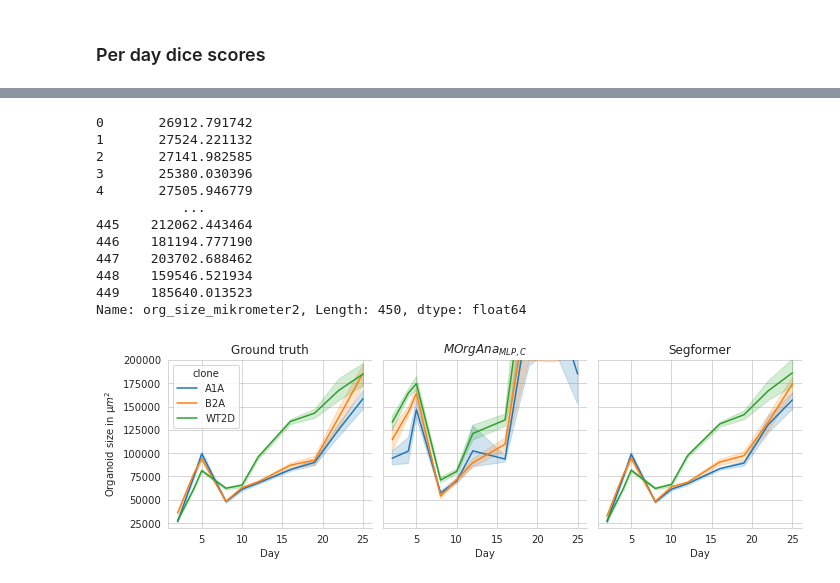
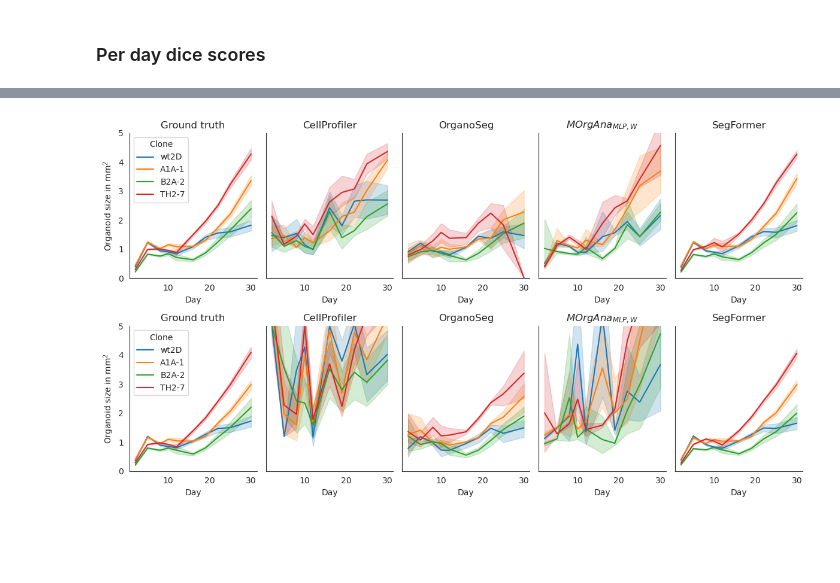
Before and after one commit to deiluca/robust_monitoring_organoid_growth, a Jupyter notebook: data_analysis.ipynb, the cells around one changed output, grey strips where cells are left out. Cells and saved outputs as stored; diff of their text form; code cells hidden in the pictures; blank space fills up the shorter version.

```diff
--- a/data_analysis.ipynb
+++ b/data_analysis.ipynb
@@ -96,3 +67,19 @@ df = df.sort_values(['day', 'clone']).reset_index(drop=True)
 # %%
+def get_fileending(lab):
+    fileending = '.jpg' if lab == 'LabA' else '.tif'
+    return fileending
+
+df = pd.read_csv('data/dataset_overview.csv')
+
+img_dir = 'data/imgs'
+label_dir = 'data/labels'
+
+x5_ratio_labA = (500/158)**2 # 500 mikrometer are 158 px for magnification 5x -> **2 to adjust for area
+x5_ratio_labB = (500/167)**2 # 1
+px_mikrometer_ratio = pd.DataFrame.from_dict({'Imaging':['LabA', 'LabB'], 'px_mikrometer_ratio':[x5_ratio_labA, x5_ratio_labB]})
+df = df.merge(px_mikrometer_ratio, on='Imaging')
+
+df['img'] = df.apply(lambda row: opj(img_dir, row['img_id'] + get_fileending(row['Imaging'])), axis=1)
+df['mask'] = df['img_id'].apply(lambda x: opj(label_dir, f'{x}.npy'))
 df
 # %% [output]
@@ -294,48 +322,30 @@ Index(['img', 'img_id', 'mask', 'day', 'clone', 'org_size_pixel2',
-# %%
-df_pred['org_size_mikrometer2']
-# %% [output]
-0       26912.791742
-1       27524.221132
-2       27141.982585
-3       25380.030396
-4       27505.946779
-           ...
-445    212062.443464
-446    181194.777190
-447    203702.688462
-448    159546.521934
-449    185640.013523
-Name: org_size_mikrometer2, Length: 450, dtype: float64
 # %%
-fig, axs = plt.subplots(1, 3, figsize=(10, 3.3), sharey=True)
+fig, axs = plt.subplots(2, 5, figsize=(12, 6.6), sharey=True)
 # sns.set()
 
 sns.set_style('whitegrid')
+df_pred['org_size_mm2'] = df_pred['org_size_mikrometer2'] / 10**6
 
-y_label = u'Organoid size in \u03bc' +r'$m^2$'
-ylim = (20000, 200000)
-lineplot_org_sizes(df_pred, size_col='org_size_mikrometer2',
-                   filename='',
-                   y_label=y_label,
-                   title='Ground truth',
-                   day_col = 'day', ax=axs[0],
-                   ylim=ylim)
-lineplot_org_sizes(df_pred, size_col='pred_MOrgAna_MLP_C_org_size_mum2',
-                   filename='',
-                   y_label=y_label,
-                   title=r'$MOrgAna_{MLP, C}$',
-                   day_col = 'day', ax=axs[1],
-                   ylim=ylim)
-lineplot_org_sizes(df_pred, size_col='pred_SegFormer_org_size_mum2',
-                   filename='',
-                   title='Segformer',
-                   y_label=y_label,
-                   day_col = 'day', ax=axs[2],
-                   ylim=ylim)
-axs[1].legend().set_visible(False)
-axs[2].legend().set_visible(False)
-# axs[1].get_yaxis().set_visible(False)
+y_label = u'Organoid size in mm' +r'$^2$'
+ylim = (0, 5)
+titles = ['Ground truth', 'CellProfiler', 'OrganoSeg', r'$MOrgAna_{MLP, W}$', 'SegFormer']
+for ilab, lab in enumerate(['LabA', 'LabB']):
+    for isize_col, size_col in enumerate(['org_size_mm2', 'pred_CellProfiler_org_size_mm2', 'pred_OrganoSeg_org_size_mm2' , 'pred_MOrgAna_MLP_W_org_size_mm2', 'pred_SegFormer_org_size_mm2']):
+        lineplot_org_sizes(df_pred[df_pred['Imaging']==lab], size_col=size_col,
+                           filename='',
+                           y_label=y_label,
+                           title=titles[isize_col],
+                           day_col = 'Day',
+                           ax=axs[ilab, isize_col],
+                           ylim=ylim,
+                           hue = 'Clone')
+for k in range(2):
+    axs[k, 1].legend().set_visible(False)
+    axs[k, 2].legend().set_visible(False)
+    axs[k, 3].legend().set_visible(False)
+    axs[k, 4].legend().set_visible(False)
+
 plt.tight_layout()
-plt.savefig('plots/gt_vs_morgana_vs_segformer_org_size.png', dpi=1000)
+plt.savefig('plots/org_sizes_both_labs_distinct_mm2.svg', dpi=500)
 # %% [output]
-[figure, old version]
+[figure, new version]
```
Also changed, not shown: parts of 33 cells of this notebook, 17 other files.
